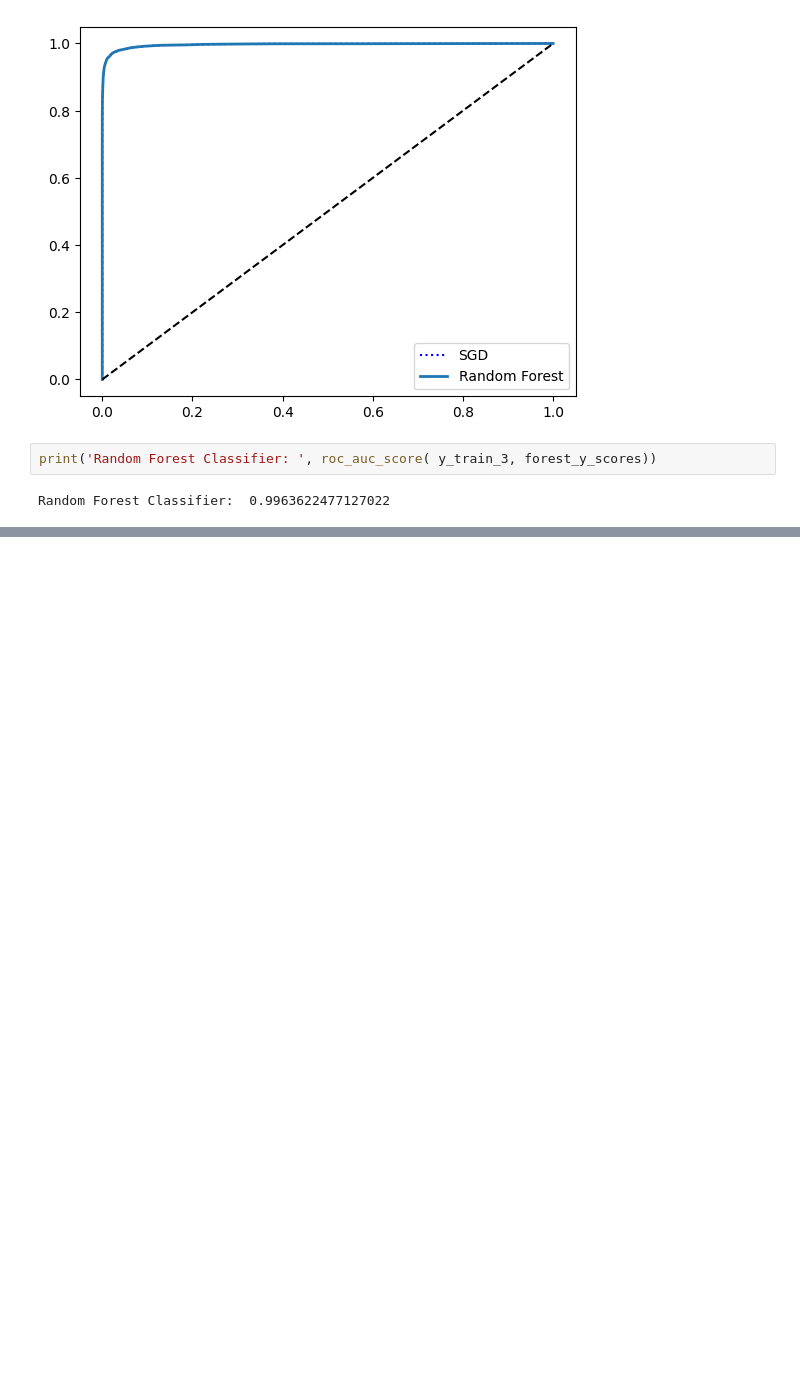
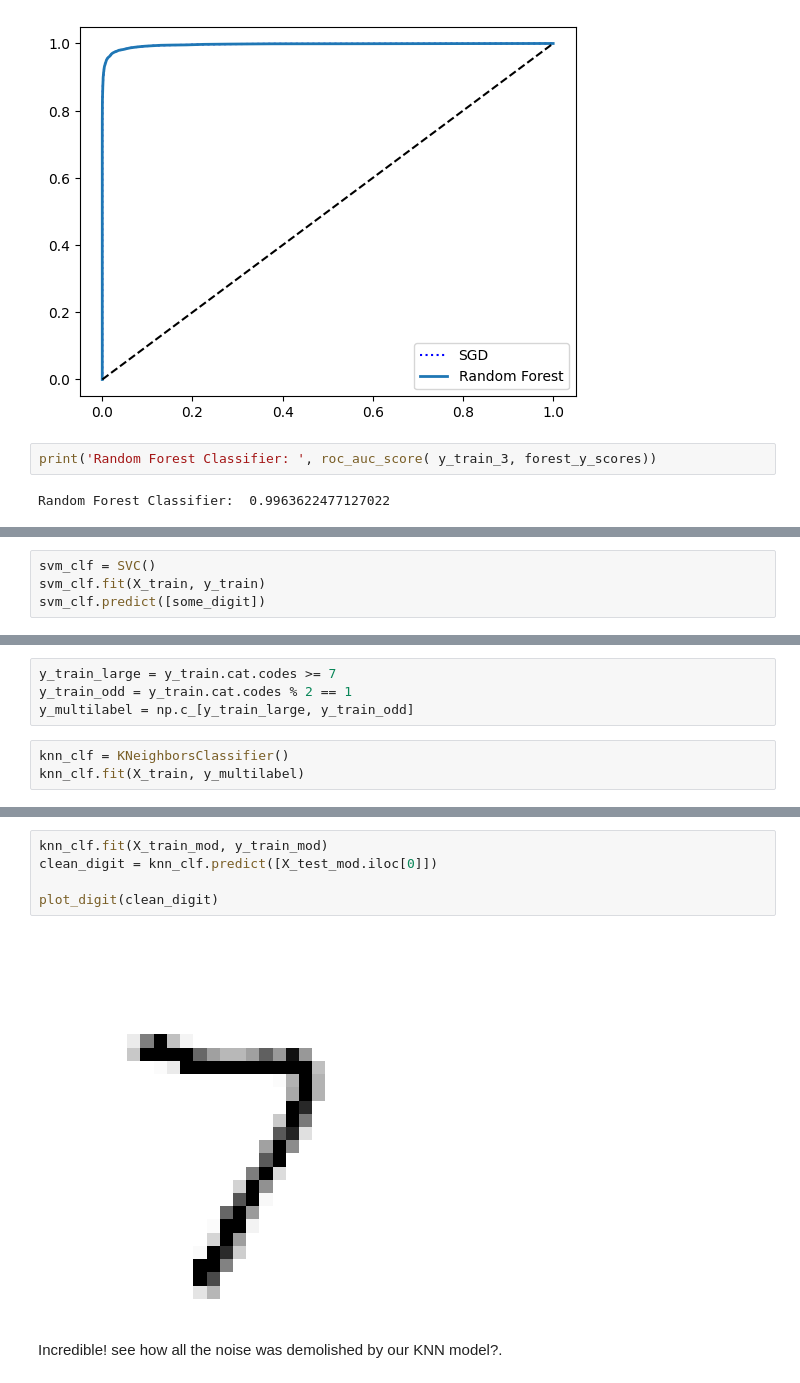
Before and after one commit to rod08018/Hands-on-ML, a Jupyter notebook: Traditional ML/Classification/Basic Classifiers.ipynb, the cells around one changed output, grey strips where cells are left out. Drawn from its saved outputs; the diff is of its cells as text; blank space fills up the shorter version.

```diff
--- a/Traditional ML/Basic Classifier.ipynb
+++ b/Traditional ML/Classification/Basic Classifiers.ipynb
@@ -197,0 +206,4 @@ After applying cross validation techniques and using a more robust ensemble mode
+# %%
+svm_clf = SVC()
+svm_clf.fit(X_train, y_train)
+svm_clf.predict([some_digit])
@@ -197,0 +242,7 @@ After applying cross validation techniques and using a more robust ensemble mode
+# %%
+y_train_large = y_train.cat.codes >= 7
+y_train_odd = y_train.cat.codes % 2 == 1
+y_multilabel = np.c_[y_train_large, y_train_odd]
+# %%
+knn_clf = KNeighborsClassifier()
+knn_clf.fit(X_train, y_multilabel)
@@ -197,0 +279,9 @@ After applying cross validation techniques and using a more robust ensemble mode
+# %%
+knn_clf.fit(X_train_mod, y_train_mod)
+clean_digit = knn_clf.predict([X_test_mod.iloc[0]])
+
+plot_digit(clean_digit)
+# %% [output]
+[figure, added]
+# %% [markdown]
+Incredible! see how all the noise was demolished by our KNN model?.
```
Also changed, not shown: parts of 20 cells of this notebook, 2 other files.
